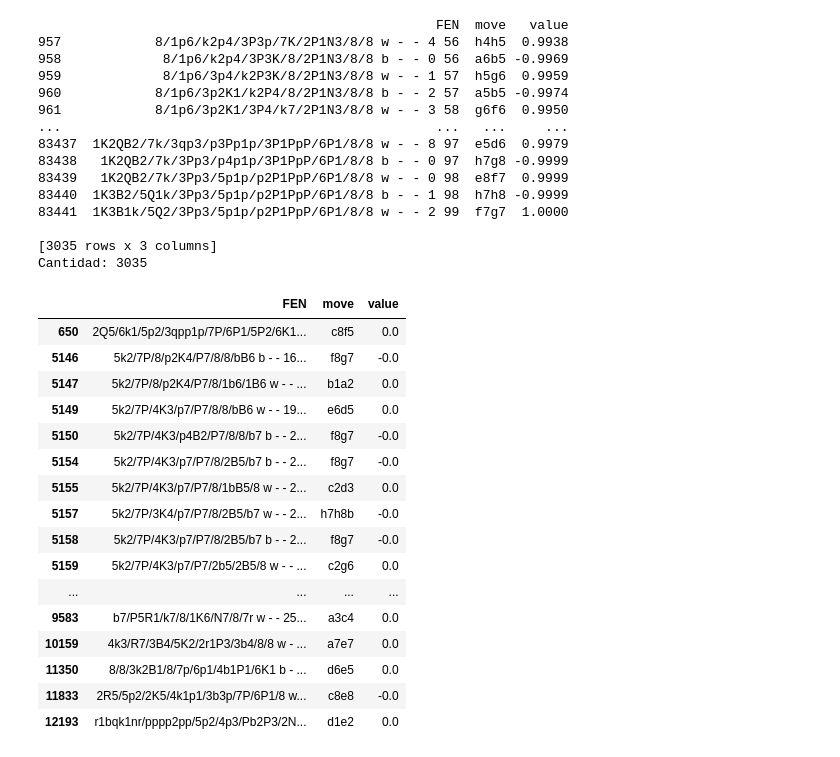
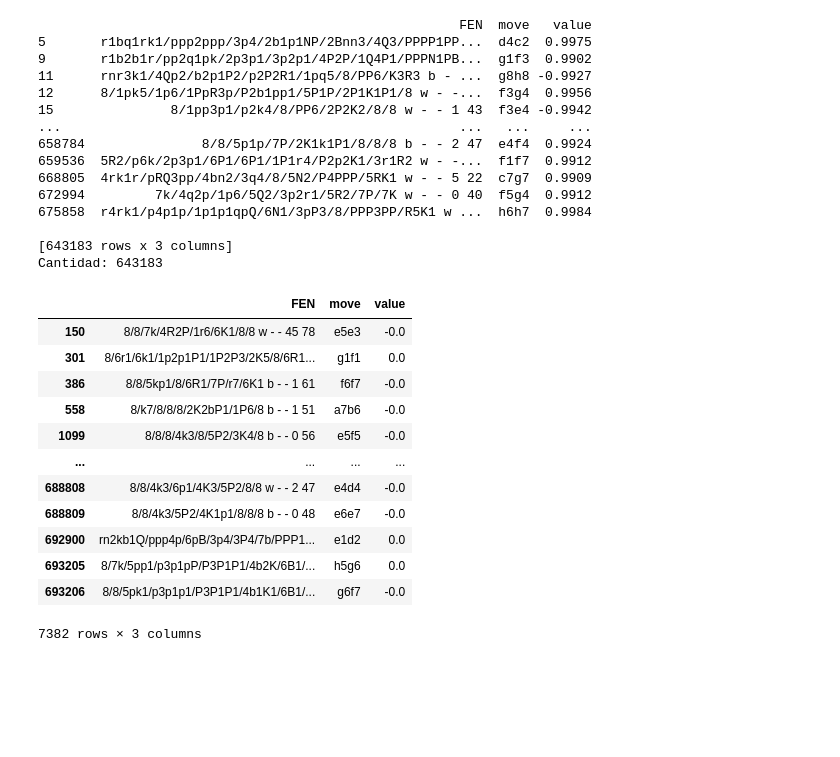
Before and after one commit to xxjcaxx/ChessAIThon, a Jupyter notebook: training/convert.ipynb, the cells around one changed output. Saved outputs shown, nothing was run; the diff lists cells and outputs as text; code cells hidden in the pictures; blank space fills up the shorter version.

```diff
--- a/training/convert.ipynb
+++ b/training/convert.ipynb
@@ -56,3 +59,8 @@ def analizar_dataframe(df, columna='value'):
 
 # Uso:
 # analizar_dataframe(mi_dataframe)
+# %%
+df00 = pd.read_csv("lc0_all_fens.csv")
+df01 = pd.read_csv("lc0_normal_fens.csv")
+df02 = pd.read_csv("lc0_middlegame_fens_move_value.csv")
+df02
@@ -59,5 +81,6 @@ def analizar_dataframe(df, columna='value'):
 # %%
-df0 = pd.read_csv("lc0_normal_fens.csv")
+df0 = pd.concat([df00, df01, df02]) #, df01, df02])
+
 converted = pd.to_numeric(df0['value'], errors="coerce")
 df0["value"] = pd.to_numeric(df0["value"], errors="coerce")
 df0 = df0.dropna(subset=["value"])
@@ -88,40 +133,36 @@ analizar_dataframe(df0)
 # %%
 df_high = df0[abs(df0["value"]) > 0.99]
 
 print(df_high)
 print("Cantidad:", len(df_high))
 
-df0[df0["value"] == 0].head(20)
+df0[df0["value"] == 0]
 # %% [output]
-                                                   FEN  move   value
-957            8/1p6/k2p4/3P3p/7K/2P1N3/8/8 w - - 4 56  h4h5  0.9938
-958             8/1p6/k2p4/3P3K/8/2P1N3/8/8 b - - 0 56  a6b5 -0.9969
-959             8/1p6/3p4/k2P3K/8/2P1N3/8/8 w - - 1 57  h5g6  0.9959
-960            8/1p6/3p2K1/k2P4/8/2P1N3/8/8 b - - 2 57  a5b5 -0.9974
-961            8/1p6/3p2K1/3P4/k7/2P1N3/8/8 w - - 3 58  g6f6  0.9950
-...                                                ...   ...     ...
-83437  1K2QB2/7k/3qp3/p3Pp1p/3P1PpP/6P1/8/8 w - - 8 97  e5d6  0.9979
-83438   1K2QB2/7k/3Pp3/p4p1p/3P1PpP/6P1/8/8 b - - 0 97  h7g8 -0.9999
-83439   1K2QB2/7k/3Pp3/5p1p/p2P1PpP/6P1/8/8 w - - 0 98  e8f7  0.9999
-83440  1K3B2/5Q1k/3Pp3/5p1p/p2P1PpP/6P1/8/8 b - - 1 98  h7h8 -0.9999
-83441  1K3B1k/5Q2/3Pp3/5p1p/p2P1PpP/6P1/8/8 w - - 2 99  f7g7  1.0000
+                                                      FEN  move   value
+5       r1bq1rk1/ppp2ppp/3p4/2b1p1NP/2Bnn3/4Q3/PPPP1PP...  d4c2  0.9975
+9       r1b2b1r/pp2q1pk/2p3p1/3p2p1/4P2P/1Q4P1/PPPN1PB...  g1f3  0.9902
+11      rnr3k1/4Qp2/b2p1P2/p2P2R1/1pq5/8/PP6/K3R3 b - ...  g8h8 -0.9927
+12      8/1pk5/1p6/1PpR3p/P2b1pp1/5P1P/2P1K1P1/8 w - -...  f3g4  0.9956
+15               8/1pp3p1/p2k4/8/PP6/2P2K2/8/8 w - - 1 43  f3e4 -0.9942
+...                                                   ...   ...     ...
+658784               8/8/5p1p/7P/2K1k1P1/8/8/8 b - - 2 47  e4f4  0.9924
+659536  5R2/p6k/2p3p1/6P1/6P1/1P1r4/P2p2K1/3r1R2 w - -...  f1f7  0.9912
+668805  4rk1r/pRQ3pp/4bn2/3q4/8/5N2/P4PPP/5RK1 w - - 5 22  c7g7  0.9909
+672994         7k/4q2p/1p6/5Q2/3p2r1/5R2/7P/7K w - - 0 40  f5g4  0.9912
+675858  r4rk1/p4p1p/1p1p1qpQ/6N1/3pP3/8/PPP3PP/R5K1 w ...  h6h7  0.9984
 
-[3035 rows x 3 columns]
-Cantidad: 3035
+[643183 rows x 3 columns]
+Cantidad: 643183
 |  | FEN | move | value |
-| 650 | 2Q5/6k1/5p2/3qpp1p/7P/6P1/5P2/6K1... | c8f5 | 0.0 |
-| 5146 | 5k2/7P/8/p2K4/P7/8/8/bB6 b - - 16... | f8g7 | -0.0 |
-| 5147 | 5k2/7P/8/p2K4/P7/8/1b6/1B6 w - - ... | b1a2 | 0.0 |
-| 5149 | 5k2/7P/4K3/p7/P7/8/8/bB6 w - - 19... | e6d5 | 0.0 |
-| 5150 | 5k2/7P/4K3/p4B2/P7/8/8/b7 b - - 2... | f8g7 | -0.0 |
-| 5154 | 5k2/7P/4K3/p7/P7/8/2B5/b7 b - - 2... | f8g7 | -0.0 |
-| 5155 | 5k2/7P/4K3/p7/P7/8/1bB5/8 w - - 2... | c2d3 | 0.0 |
-| 5157 | 5k2/7P/3K4/p7/P7/8/2B5/b7 w - - 2... | h7h8b | -0.0 |
-| 5158 | 5k2/7P/4K3/p7/P7/8/2B5/b7 b - - 2... | f8g7 | -0.0 |
-| 5159 | 5k2/7P/4K3/p7/P7/2b5/2B5/8 w - - ... | c2g6 | 0.0 |
+| 150 | 8/8/7k/4R2P/1r6/6K1/8/8 w - - 45 78 | e5e3 | -0.0 |
+| 301 | 8/6r1/6k1/1p2p1P1/1P2P3/2K5/8/6R1... | g1f1 | 0.0 |
+| 386 | 8/8/5kp1/8/6R1/7P/r7/6K1 b - - 1 61 | f6f7 | -0.0 |
+| 558 | 8/k7/8/8/8/2K2bP1/1P6/8 b - - 1 51 | a7b6 | -0.0 |
+| 1099 | 8/8/8/4k3/8/5P2/3K4/8 b - - 0 56 | e5f5 | -0.0 |
 | ... | ... | ... | ... |
-| 9583 | b7/P5R1/k7/8/1K6/N7/8/7r w - - 25... | a3c4 | 0.0 |
-| 10159 | 4k3/R7/3B4/5K2/2r1P3/3b4/8/8 w - ... | a7e7 | 0.0 |
-| 11350 | 8/8/3k2B1/8/7p/6p1/4b1P1/6K1 b - ... | d6e5 | 0.0 |
-| 11833 | 2R5/5p2/2K5/4k1p1/3b3p/7P/6P1/8 w... | c8e8 | -0.0 |
-| 12193 | r1bqk1nr/pppp2pp/5p2/4p3/Pb2P3/2N... | d1e2 | 0.0 |
+| 688808 | 8/8/4k3/6p1/4K3/5P2/8/8 w - - 2 47 | e4d4 | -0.0 |
+| 688809 | 8/8/4k3/5P2/4K1p1/8/8/8 b - - 0 48 | e6e7 | -0.0 |
+| 692900 | rn2kb1Q/ppp4p/6pB/3p4/3P4/7b/PPP1... | e1d2 | 0.0 |
+| 693205 | 8/7k/5pp1/p3p1pP/P3P1P1/4b2K/6B1/... | h5g6 | 0.0 |
+| 693206 | 8/8/5pk1/p3p1p1/P3P1P1/4b1K1/6B1/... | g6f7 | -0.0 |
+7382 rows × 3 columns
```
Also changed, not shown: parts of 24 cells of this notebook, 3 other files.
